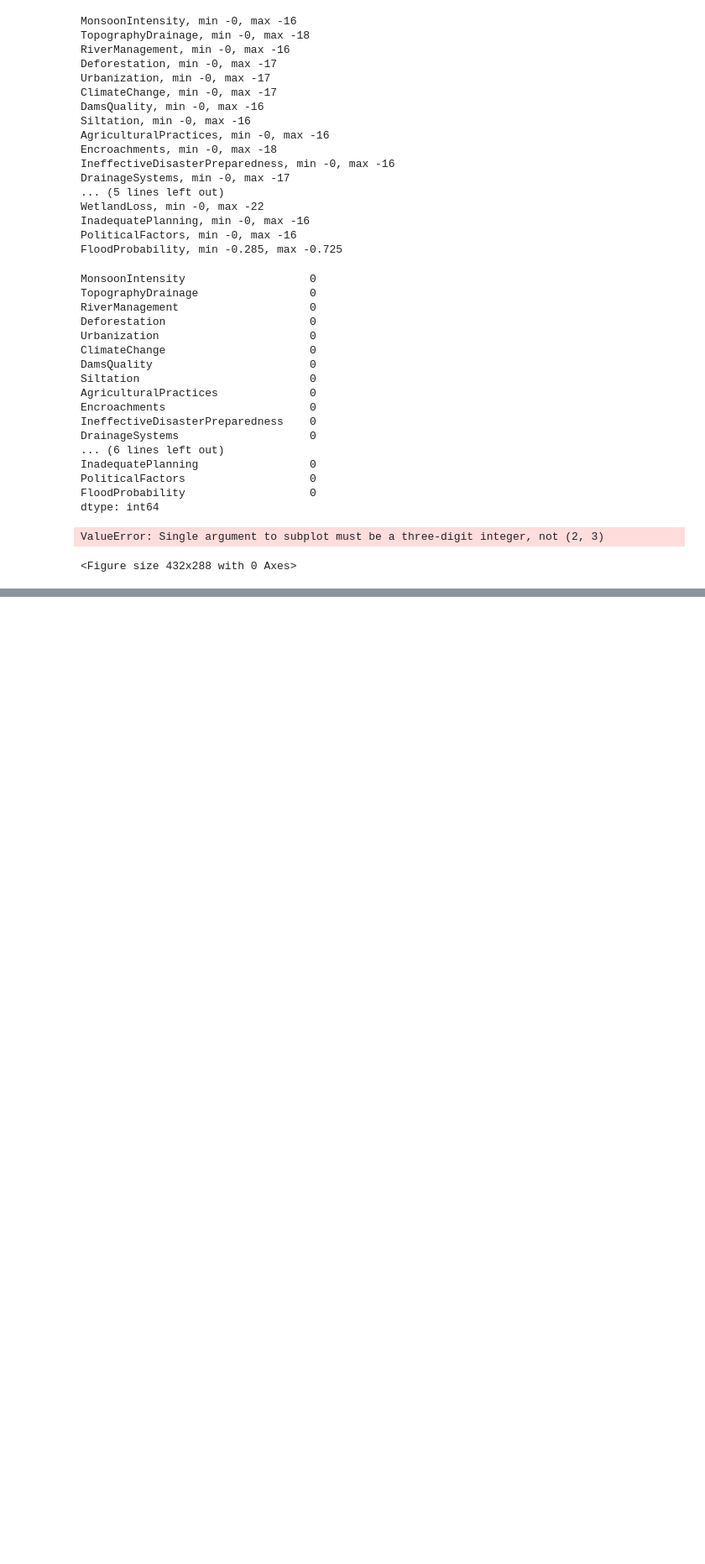
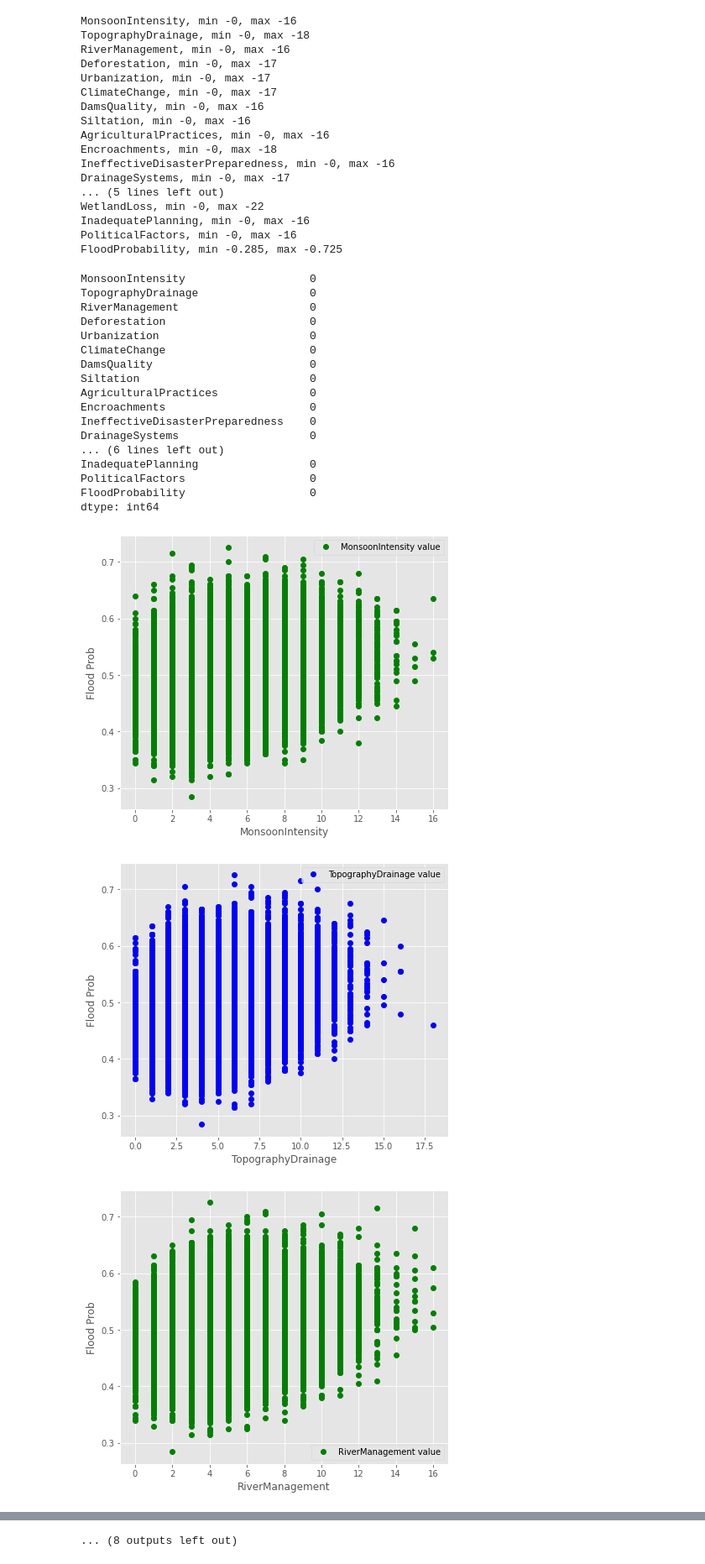
Before and after one commit to sarthakone105/flood_prediction_kaggle, a Jupyter notebook: EDA.ipynb, the cells around one changed output, grey strips where cells are left out. Shown at 84% size. Saved outputs shown, nothing was run; the diff lists cells and outputs as text; code cells hidden in the pictures; blank space fills up the shorter version.

```diff
--- a/EDA.ipynb
+++ b/EDA.ipynb
@@ -57,10 +57,20 @@ InadequatePlanning                 0
 PoliticalFactors                   0
 FloodProbability                   0
 dtype: int64
-# %%
-plt.subplot((2,3), figsize=(5, 5))
-plt.hist(df["Urbanization"], color="blue")
-plt.xlabel("Urbanization")
-# %% [output]
-ValueError: Single argument to subplot must be a three-digit integer, not (2, 3)
-<Figure size 432x288 with 0 Axes>
+# %%
+import random
+for column in df.columns:
+    colors = ["blue", "red",  "orange", "green", "violet"]
+    if column != "FloodProbability":
+        color_choice = random.choice(colors)
+        fig, ax = plt.subplots(figsize=(7,6))
+        ax.plot(df[column], df["FloodProbability"], "o", color=color_choice, label = f"{column} value")
+        plt.ylabel("Flood Prob")
+        plt.xlabel(f"{column}")
+        plt.legend()
+        plt.show()
+        plt.close()
+# %% [output]
+[figure, added]
+[figure, added]
+[figure, added]
@@ -66,0 +86 @@ ValueError: Single argument to subplot must be a three-digit integer, not (2, 3)
+... (8 outputs left out)
```
Also changed, not shown: parts of 1 cell of this notebook.
